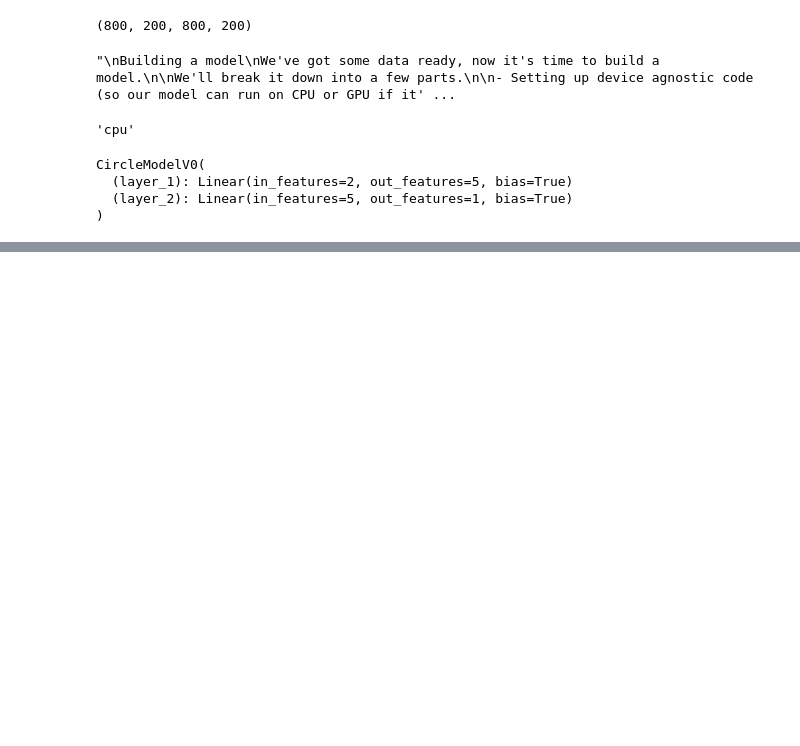
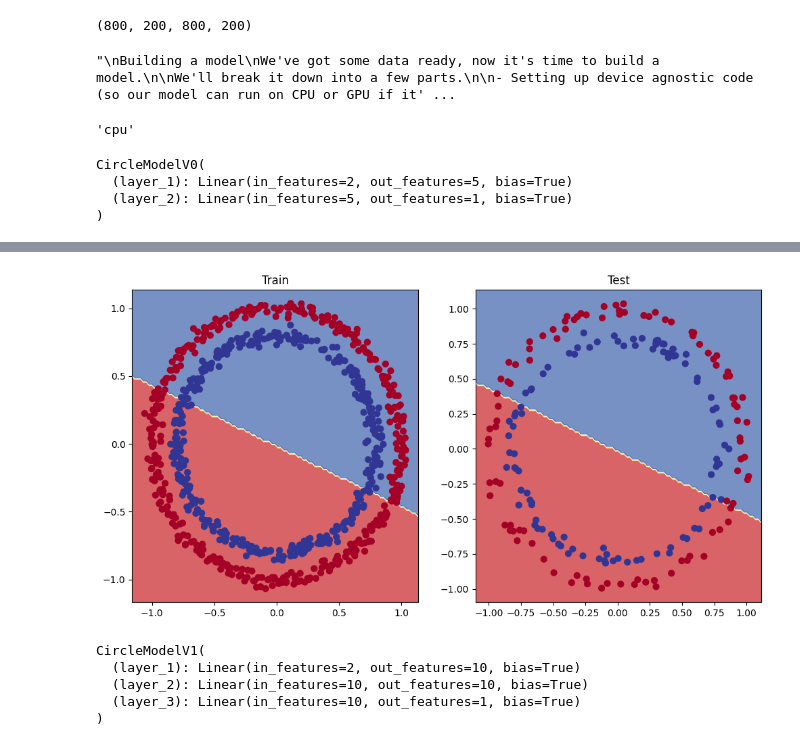
Before and after one commit to Majed-EE/pytorch_test, a Jupyter notebook: pytorch_tut3_classification.ipynb, the cells around one changed output, grey strips where cells are left out. Cells and saved outputs as stored; diff of their text form; code cells hidden in the pictures; blank space fills up the shorter version.

Commit message:
linear and non linear activation functions done for binary classification

```diff
--- a/pytorch_tut3_classification.ipynb
+++ b/pytorch_tut3_classification.ipynb
@@ -143,0 +147,8 @@ print(dog.make_sound())  # Output: Bark
+# %%
+# Replicate CircleModelV0 with nn.Sequential
+model_0 = nn.Sequential(
+    nn.Linear(in_features=2, out_features=5),
+    nn.Linear(in_features=5, out_features=1)
+).to(device)
+
+model_0
@@ -143,0 +185,6 @@ print(dog.make_sound())  # Output: Bark
+# %%
+# Calculate accuracy (a classification metric)
+def accuracy_fn(y_true, y_pred):
+    correct = torch.eq(y_true, y_pred).sum().item() # torch.eq() calculates where two tensors are equal
+    acc = (correct / len(y_pred)) * 100
+    return acc
@@ -143,0 +195,12 @@ print(dog.make_sound())  # Output: Bark
+# %%
+# Create a loss function
+# loss_fn = nn.BCELoss() # BCELoss = no sigmoid built-in
+loss_fn = nn.BCEWithLogitsLoss() # BCEWithLogitsLoss = sigmoid built-in
+
+# Create an optimizer
+optimizer = torch.optim.SGD(params=model_0.parameters(),
+                            lr=0.1)
+# %%
+# View the frist 5 outputs of the forward pass on the test data
+y_logits = model_0(X_test.to(device))[:5]
+y_logits
@@ -143,0 +329,36 @@ print(dog.make_sound())  # Output: Bark
+# %%
+# Plot decision boundaries for training and test sets
+plt.figure(figsize=(12, 6))
+plt.subplot(1, 2, 1)
+plt.title("Train")
+plot_decision_boundary(model_0, X_train, y_train)
+plt.subplot(1, 2, 2)
+plt.title("Test")
+plot_decision_boundary(model_0, X_test, y_test)
+# %% [output]
+[figure, added]
+# %%
+class CircleModelV1(nn.Module):
+    def __init__(self):
+        super().__init__()
+        self.layer_1 = nn.Linear(in_features=2, out_features=10)
+        self.layer_2 = nn.Linear(in_features=10, out_features=10) # extra layer
+        self.layer_3 = nn.Linear(in_features=10, out_features=1)
+
+    def forward(self, x): # note: always make sure forward is spelt correctly!
+        # Creating a model like this is the same as below, though below
+        # generally benefits from speedups where possible.
+        # z = self.layer_1(x)
+        # z = self.layer_2(z)
+        # z = self.layer_3(z)
+        # return z
+        return self.layer_3(self.layer_2(self.layer_1(x)))
+
+model_1 = CircleModelV1().to(device)
+model_1
+# %% [output]
+CircleModelV1(
+  (layer_1): Linear(in_features=2, out_features=10, bias=True)
+  (layer_2): Linear(in_features=10, out_features=10, bias=True)
+  (layer_3): Linear(in_features=10, out_features=1, bias=True)
+)
```
Also changed, not shown: parts of 18 cells of this notebook.
